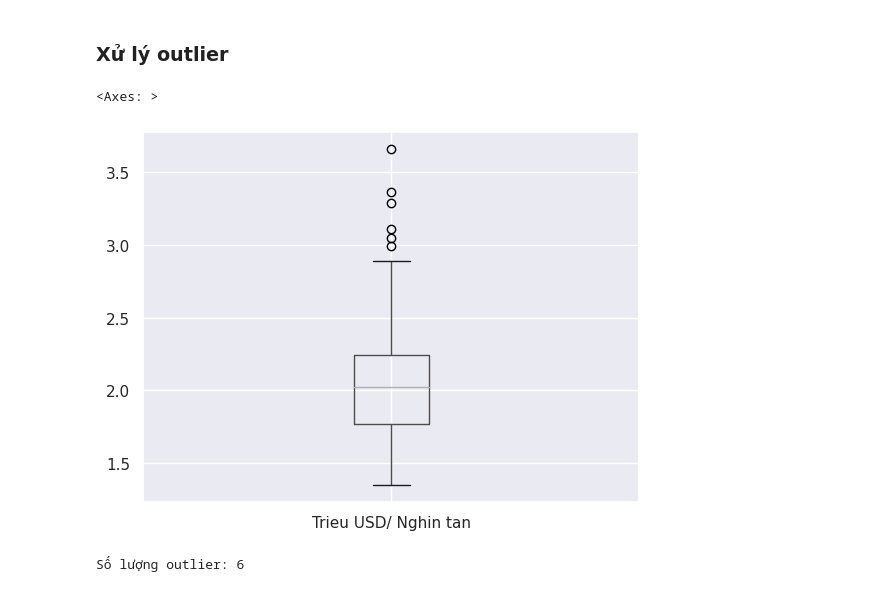
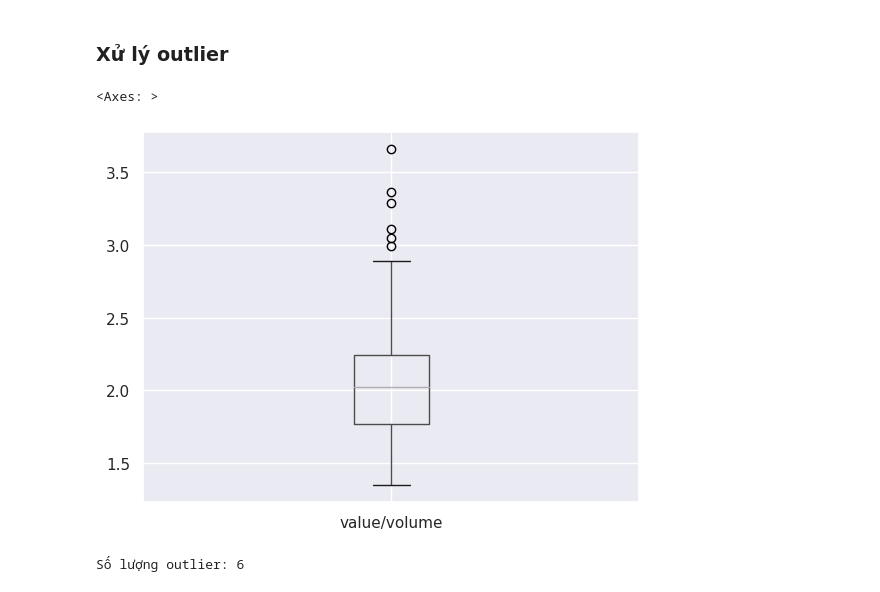
Before and after one commit to thuongh2/FinalProject, a Jupyter notebook: colab/CAFE/GIA_CAFE_DEN_HIEN_TAI/BiLSTM/BiLSTM_CAFE_XANG_XUAT_KHAU.ipynb, the cells around one changed output. Cells and saved outputs as stored; diff of their text form; code cells hidden in the pictures.

```diff
--- a/colab/CAFE/GIA_CAFE_DEN_HIEN_TAI/BiLSTM/BiLSTM_CAFE_XANG_XUAT_KHAU.ipynb
+++ b/colab/CAFE/GIA_CAFE_DEN_HIEN_TAI/BiLSTM/BiLSTM_CAFE_XANG_XUAT_KHAU.ipynb
@@ -77,10 +105,10 @@ df_coffee_export['date'] = pd.to_datetime(df_coffee_export['date'])
 df_coffee_export.set_index('date', inplace=True)
 # %% [markdown]
 ### Xử lý outlier
-# %%
-df_coffee_export[['Trieu USD/ Nghin tan']].boxplot()
-# %% [output]
-<Axes: >
-[figure, removed]
+# %%
+df_coffee_export[['value/volume']].boxplot()
+# %% [output]
+<Axes: >
+[figure, added]
 # %%
 # Tính toán ngưỡng cho outlier sử dụng IQR
```
Also changed, not shown: parts of 30 cells of this notebook, 54 other files.
